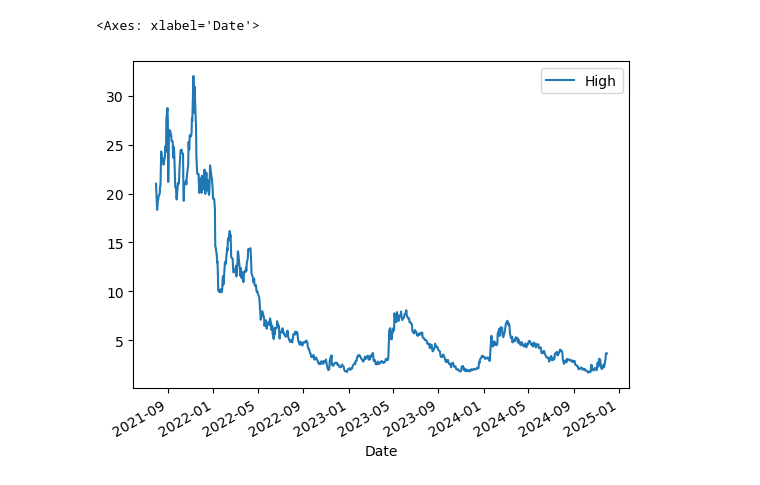
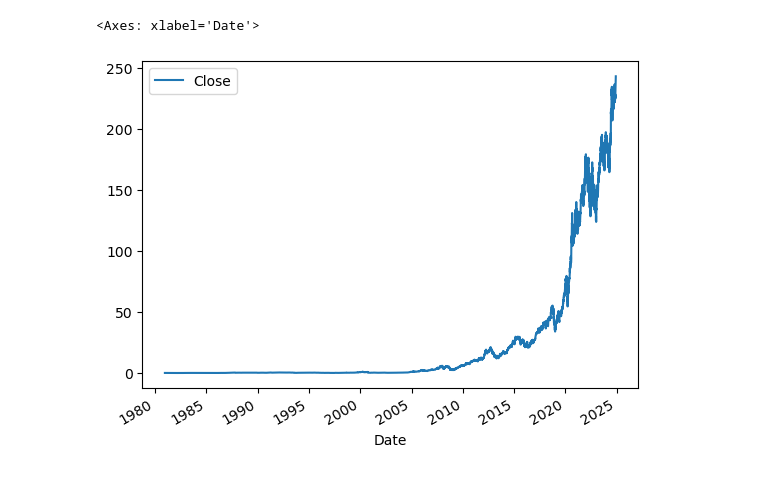
Before and after one commit to mirceabusegan/Project-4, a Jupyter notebook: Algo.ipynb, the cells around one changed output. Saved outputs shown, nothing was run; the diff lists cells and outputs as text; code cells hidden in the pictures.

```diff
--- a/Algo.ipynb
+++ b/Algo.ipynb
@@ -5,7 +11,10 @@ import os
 # %%
-ticker = 'TNYA'
+#getting the data from Yahoo Finance
+ticker = 'AAPL'
 stock = yf.Ticker(ticker)
 stock = stock.history(period="max")
+
+#creating a csv file with the stock prices
 stock.to_csv(ticker +'.csv')
 # %%
 stock.index = pd.to_datetime(stock.index)
@@ -26,6 +35,7 @@ stock.head(10)
 # %%
-stock.plot.line(y='High', use_index=True)
+#visualizing the stock chart
+stock.plot.line(y='Close', use_index=True)
 # %% [output]
 <Axes: xlabel='Date'>
-[figure, old version]
+[figure, new version]
 # %%
```
Also changed, not shown: parts of 25 cells of this notebook, 9 other files.
